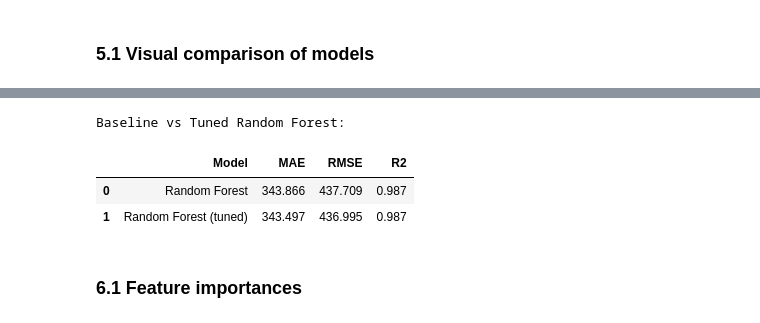
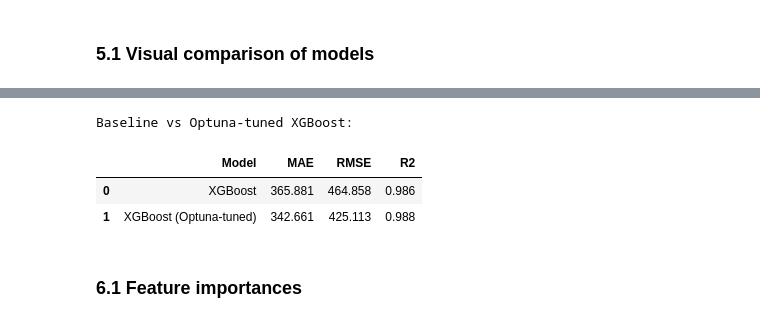
Before and after one commit to DeepteshMohapatra99/Celebal_Technologies, a Jupyter notebook: Week_2/week2_deeptesh_mohapatra.ipynb, the cells around one changed output, grey strips where cells are left out. Saved outputs shown, nothing was run; the diff lists cells and outputs as text; code cells hidden in the pictures.

```diff
--- a/Week_2/week2_deeptesh_mohapatra.ipynb
+++ b/Week_2/week2_deeptesh_mohapatra.ipynb
@@ -371,6 +375,7 @@ models = {
     'Decision Tree':      DecisionTreeRegressor(random_state=RANDOM_STATE),
     'Random Forest':      RandomForestRegressor(n_estimators=200, random_state=RANDOM_STATE, n_jobs=-1),
     'Gradient Boosting':  GradientBoostingRegressor(random_state=RANDOM_STATE),
+    'XGBoost':            XGBRegressor(random_state=RANDOM_STATE, n_jobs=-1, verbosity=0),
 }
 
 results = []
@@ -453,0 +431,30 @@ Best parameters:
+# %%
+optuna.logging.set_verbosity(optuna.logging.WARNING)  # keep the notebook output clean
+
+def objective(trial):
+    params = {
+        'n_estimators':     trial.suggest_int('n_estimators', 100, 600, step=50),
+        'max_depth':        trial.suggest_int('max_depth', 3, 10),
+        'learning_rate':    trial.suggest_float('learning_rate', 0.01, 0.3, log=True),
+        'subsample':        trial.suggest_float('subsample', 0.6, 1.0),
+        'colsample_bytree': trial.suggest_float('colsample_bytree', 0.6, 1.0),
+        'min_child_weight': trial.suggest_int('min_child_weight', 1, 10),
+        'reg_lambda':       trial.suggest_float('reg_lambda', 1e-3, 10.0, log=True),
+        'gamma':            trial.suggest_float('gamma', 1e-3, 5.0, log=True),
+    }
+    model = XGBRegressor(random_state=RANDOM_STATE, n_jobs=-1, verbosity=0, **params)
+    pipe = Pipeline([('prep', preprocessor), ('model', model)])
+    # cv n_jobs=1 to avoid nested parallelism with XGBoost's own threading
+    scores = cross_val_score(pipe, X_train, y_train, cv=5, scoring='r2', n_jobs=1)
+    return scores.mean()
+
+study = optuna.create_study(
+    direction='maximize',
+    sampler=optuna.samplers.TPESampler(seed=RANDOM_STATE))
+study.optimize(objective, n_trials=40, show_progress_bar=False)
+
+print('Number of finished trials:', len(study.trials))
+print('Best CV R\u00b2 :', round(study.best_value, 4))
+print('Best hyperparameters:')
+for k, v in study.best_params.items():
+    print(f'   {k} = {v}')
@@ -454,19 +490,22 @@ Best parameters:
 # %%
-# Evaluate tuned model on the held-out test set
-best_model = search.best_estimator_
-tuned = evaluate('Random Forest (tuned)', best_model, X_test, y_test)
+# Train the final tuned XGBoost on the full training set, evaluate on the held-out test set
+best_xgb = Pipeline([('prep', preprocessor),
+                     ('model', XGBRegressor(random_state=RANDOM_STATE, n_jobs=-1,
+                                            verbosity=0, **study.best_params))])
+best_xgb.fit(X_train, y_train)
+tuned = evaluate('XGBoost (Optuna-tuned)', best_xgb, X_test, y_test)
 
 compare = pd.DataFrame([
-    results_df[results_df.Model == 'Random Forest'].iloc[0].to_dict(),
+    results_df[results_df.Model == 'XGBoost'].iloc[0].to_dict(),
     tuned,
 ])
-print('Baseline vs Tuned Random Forest:')
+print('Baseline vs Optuna-tuned XGBoost:')
 compare.round(3)
 # %% [output]
-Baseline vs Tuned Random Forest:
+Baseline vs Optuna-tuned XGBoost:
 |  | Model | MAE | RMSE | R2 |
-| 0 | Random Forest | 343.866 | 437.709 | 0.987 |
-| 1 | Random Forest (tuned) | 343.497 | 436.995 | 0.987 |
+| 0 | XGBoost | 365.881 | 464.858 | 0.986 |
+| 1 | XGBoost (Optuna-tuned) | 342.661 | 425.113 | 0.988 |
 # %% [markdown]
 ### 6.1 Feature importances
 # %%
```
Also changed, not shown: parts of 14 cells of this notebook.
